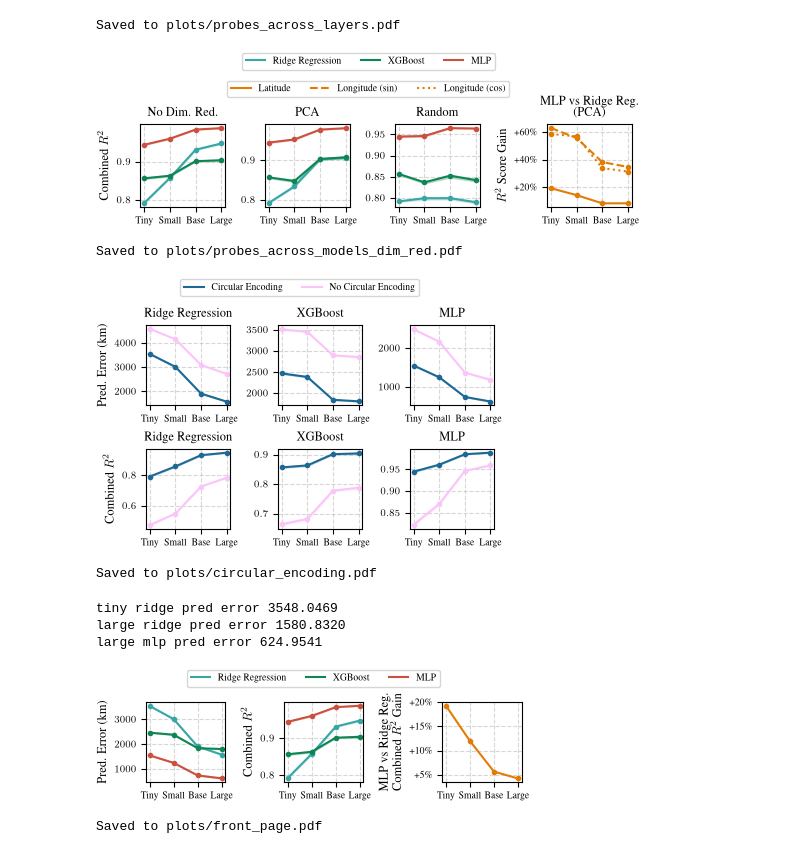
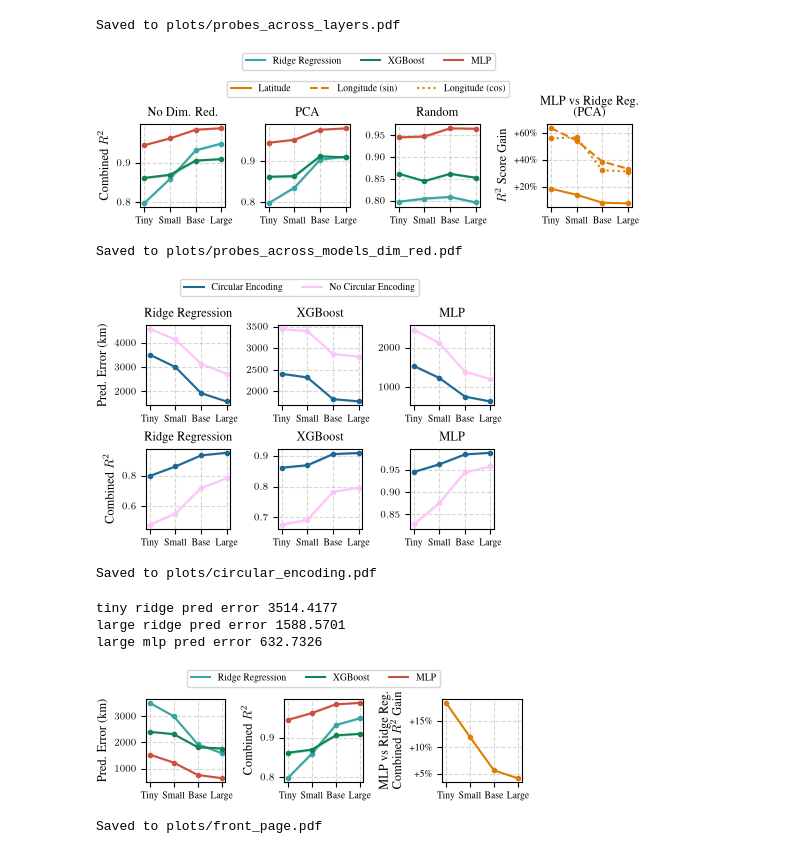
Before and after one commit to kdybek/terramind_probing, a Jupyter notebook: plots.ipynb, the cells around one changed output. Drawn from its saved outputs; the diff is of its cells as text; code cells hidden in the pictures.

Commit message:
updated results and plots

```diff
--- a/plots.ipynb
+++ b/plots.ipynb
@@ -154,7 +154,6 @@ for ax, tgt in zip(axes[:3], TARGET_NAMES, strict=True):
                 (df["probe"] == probe) &
                 (df["layer"] == NUM_LAYERS_DICT[model] - 1) &
                 (df["dim_reduction"] == "none") &
-                (df["control"] == False) &
                 (df["circular_encoding"] == True)
             ]
 
@@ -260,7 +259,6 @@ for ax, model in zip(axes, MODEL_NAMES, strict=True):
                 (df["probe"] == probe) &
                 (df["layer"] == layer) &
                 (df["dim_reduction"] == "none") &
-                (df["control"] == False) &
                 (df["circular_encoding"] == True)
             ]
 
@@ -330,7 +328,6 @@ for ax, dim_red in zip(axes[:3], DIM_REDUCTION_NAMES, strict=True):
                 (df["probe"] == probe) &
                 (df["layer"] == NUM_LAYERS_DICT[model] - 1) &
                 (df["dim_reduction"] == (dim_red if model != "terramind_v1_tiny" else "none")) &
-                (df["control"] == False) &
                 (df["circular_encoding"] == True)
             ]
 
@@ -406,7 +403,7 @@ plt.savefig("plots/probes_across_models_dim_red.pdf", bbox_inches="tight")
 plt.show()
 print("\nSaved to plots/probes_across_models_dim_red.pdf")
 # %% [output]
-[figure, old version]
+[figure, new version]
 Saved to plots/probes_across_models_dim_red.pdf
 # %%
 import os
@@ -446,7 +443,6 @@ for ax_, metric in zip(axes, ["pred_error_km", "r2_all"], strict=True):
                     (df["probe"] == probe) &
                     (df["layer"] == NUM_LAYERS_DICT[model] - 1) &
                     (df["dim_reduction"] == "none") &
-                    (df["control"] == False) &
                     (df["circular_encoding"] == circ_enc)
                 ]
 
@@ -483,7 +479,7 @@ plt.savefig("plots/circular_encoding.pdf", bbox_inches="tight")
 plt.show()
 print("\nSaved to plots/circular_encoding.pdf")
 # %% [output]
-[figure, old version]
+[figure, new version]
 Saved to plots/circular_encoding.pdf
 # %%
 import os
@@ -519,7 +515,6 @@ for ax, metric in zip(axes[:2], ["pred_error_km", "r2_all"], strict=True):
                 (df["probe"] == probe) &
                 (df["layer"] == NUM_LAYERS_DICT[model] - 1) &
                 (df["dim_reduction"] == "none") &
-                (df["control"] == False) &
                 (df["circular_encoding"] == True)
             ]
 
@@ -555,35 +550,35 @@ x = np.arange(len(MODEL_NAMES))
 axes[-1].plot(
     x,
     rel_gains,
     color=PROBE_COLORS["mlp_ridge_gain"],
     marker="o",
     markersize=MARKER_SIZE
 )
 axes[-1].set_xticks(x)
 axes[-1].set_xticklabels([MODEL_LABELS[model] for model in MODEL_NAMES])
 axes[-1].set_ylabel("MLP vs Ridge Reg.\nCombined $R^2$ Gain")
 axes[-1].grid(True, linestyle="--", alpha=0.5)
 axes[-1].yaxis.set_major_formatter(FuncFormatter(percent_formatter))
 
 fig.legend(
     color_handles,
     PROBE_LABELS.values(),
     loc="upper center",
     bbox_to_anchor=(0.5, 1.27),
     ncol=len(PROBE_NAMES),
     frameon=True,
 )
 
 print(f"tiny ridge pred error {mean_cache_agg[('terramind_v1_tiny', 'ridge', 'pred_error_km')]:.4f}")
 print(f"large ridge pred error {mean_cache_agg[('terramind_v1_large', 'ridge', 'pred_error_km')]:.4f}")
 print(f"large mlp pred error {mean_cache_agg[('terramind_v1_large', 'mlp', 'pred_error_km')]:.4f}")
 
 plt.savefig("plots/front_page.pdf", bbox_inches="tight")
 plt.show()
 print("\nSaved to plots/front_page.pdf")
 # %% [output]
-tiny ridge pred error 3548.0469
-large ridge pred error 1580.8320
-large mlp pred error 624.9541
+tiny ridge pred error 3514.4177
+large ridge pred error 1588.5701
+large mlp pred error 632.7326
-[figure, old version]
+[figure, new version]
 Saved to plots/front_page.pdf
```
Also changed, not shown: 1 other file.
